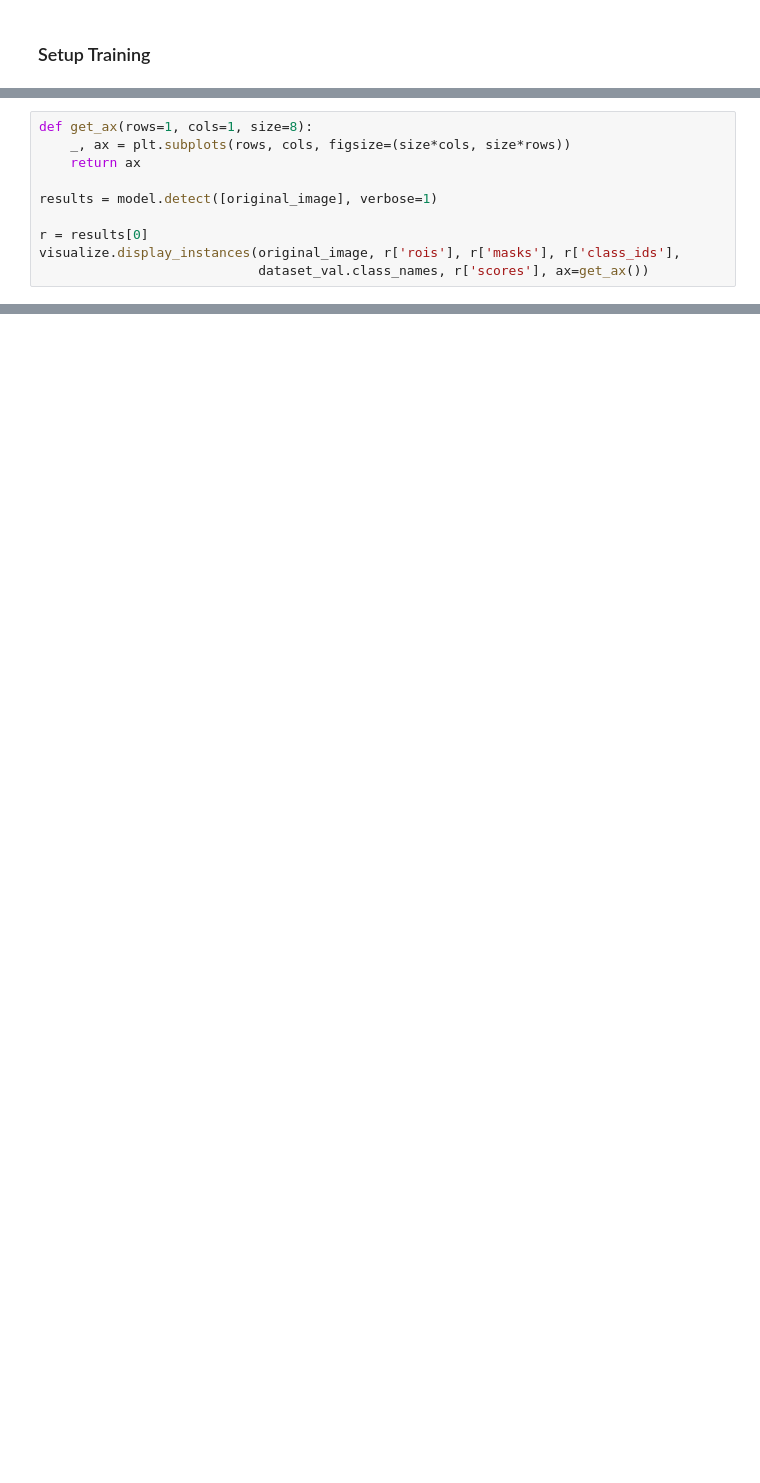
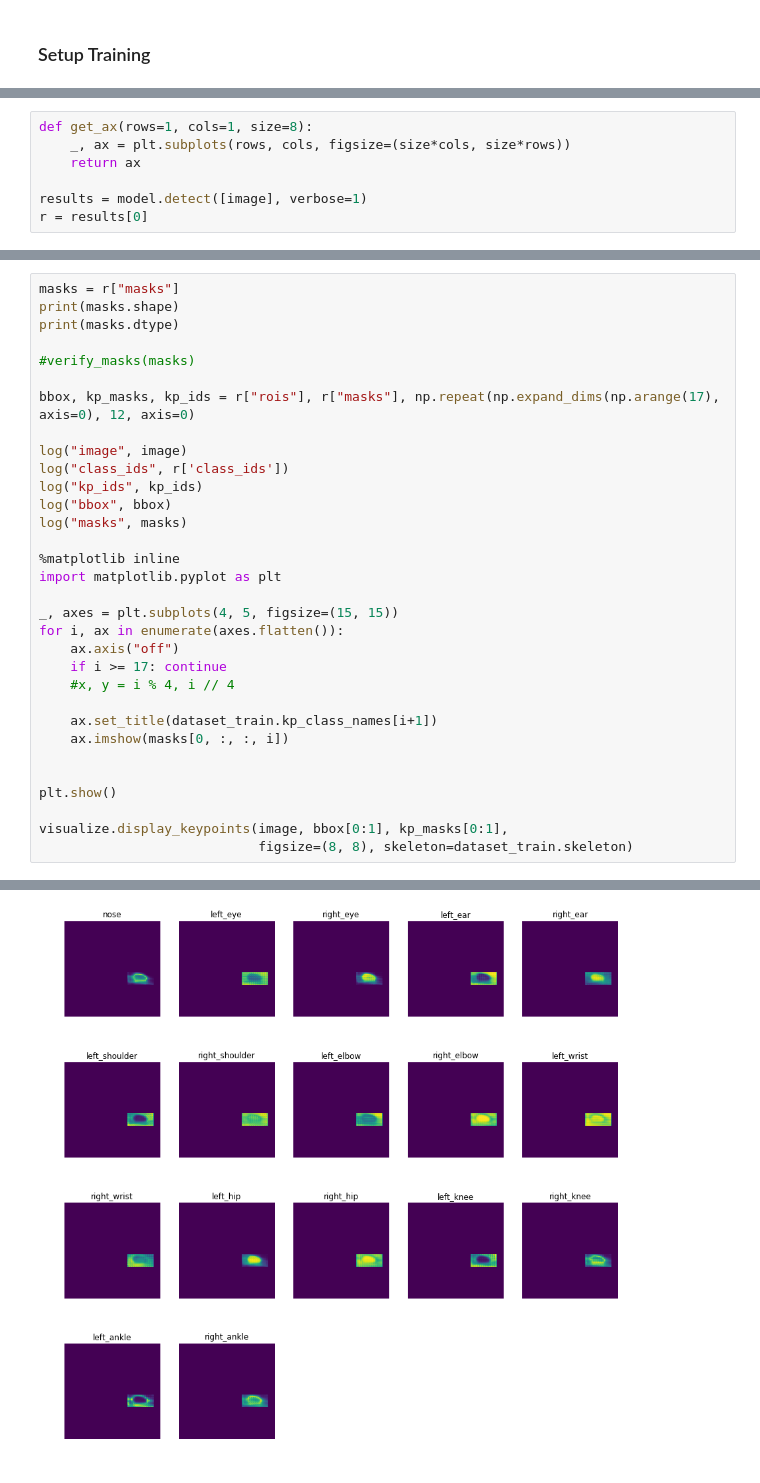
Before and after one commit to bitsauce/Keypoint_RCNN, a Jupyter notebook: samples/keypoints.ipynb, the cells around one changed output, grey strips where cells are left out. Drawn from its saved outputs; the diff is of its cells as text; blank space fills up the shorter version.

```diff
--- a/samples/keypoints.ipynb
+++ b/samples/keypoints.ipynb
@@ -242,10 +280,7 @@ def get_ax(rows=1, cols=1, size=8):
     _, ax = plt.subplots(rows, cols, figsize=(size*cols, size*rows))
     return ax
 
-results = model.detect([original_image], verbose=1)
-
+results = model.detect([image], verbose=1)
 r = results[0]
-visualize.display_instances(original_image, r['rois'], r['masks'], r['class_ids'],
-                            dataset_val.class_names, r['scores'], ax=get_ax())
 # %% [output]
 Processing 1 images
@@ -256,0 +296,33 @@ anchors                  shape: (1, 261888, 4)        min:   -0.35390  max:    1
+# %%
+masks = r["masks"]
+print(masks.shape)
+print(masks.dtype)
+
+#verify_masks(masks)
+
+bbox, kp_masks, kp_ids = r["rois"], r["masks"], np.repeat(np.expand_dims(np.arange(17), axis=0), 12, axis=0)
+
+log("image", image)
+log("class_ids", r['class_ids'])
+log("kp_ids", kp_ids)
+log("bbox", bbox)
+log("masks", masks)
+
+%matplotlib inline
+import matplotlib.pyplot as plt
+
+_, axes = plt.subplots(4, 5, figsize=(15, 15))
+for i, ax in enumerate(axes.flatten()):
+    ax.axis("off")
+    if i >= 17: continue
+    #x, y = i % 4, i // 4
+
+    ax.set_title(dataset_train.kp_class_names[i+1])
+    ax.imshow(masks[0, :, :, i])
+
+
+plt.show()
+
+visualize.display_keypoints(image, bbox[0:1], kp_masks[0:1],
+                            figsize=(8, 8), skeleton=dataset_train.skeleton)
+# %% [output]
@@ -256,0 +336 @@ anchors                  shape: (1, 261888, 4)        min:   -0.35390  max:    1
+[figure, added]
```
Also changed, not shown: parts of 26 cells of this notebook, 5 other files.
